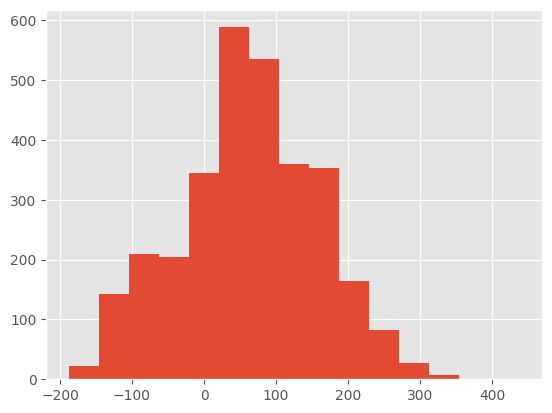
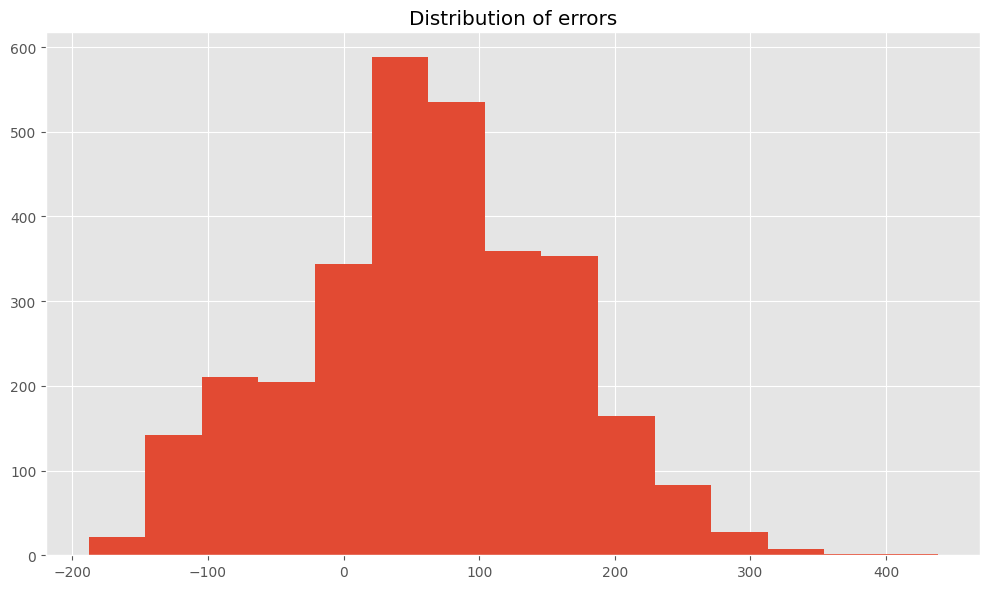
The change to this notebook cell's code, shown as a diff; its figure went from the first image to the second:
--- before
+++ after
@@ -1,4 +1,5 @@
-plt.hist(
-    df["mpC"],
-    bins=15,
-);
+plt.figure(figsize=(10, 6))
+plt.hist(df["mpC"], bins=15)
+plt.title("Distribution of errors")
+plt.tight_layout()
+plt.show();

Commit: refine features and add baseline boosting model